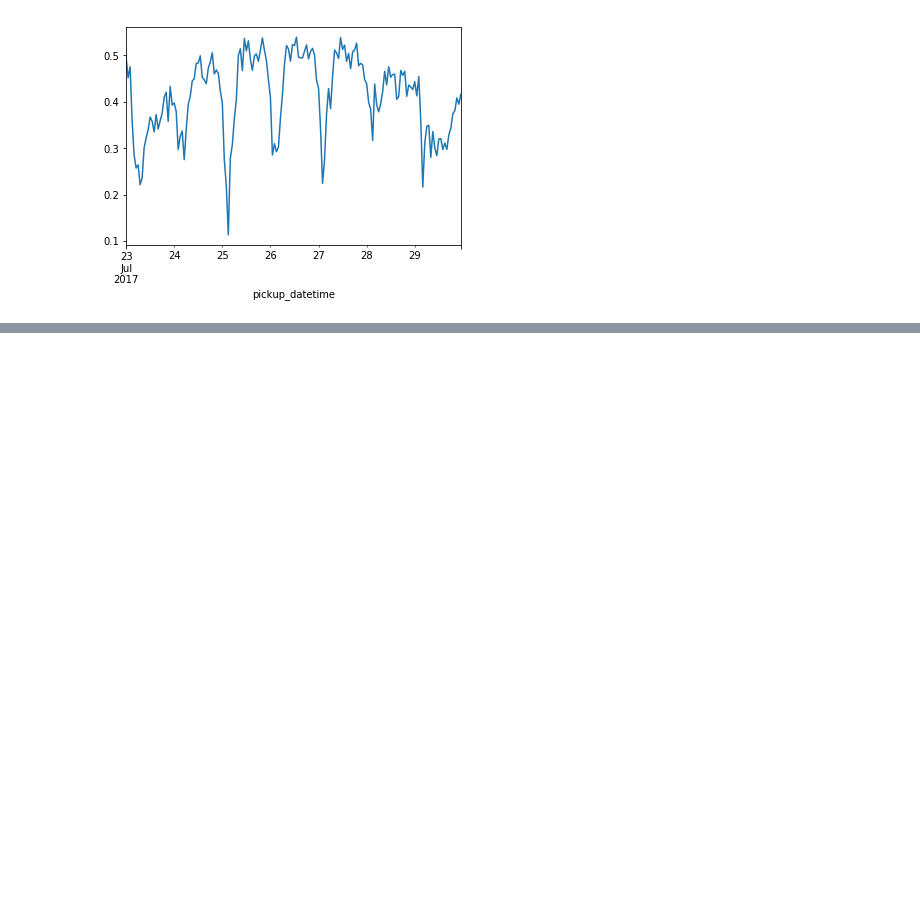
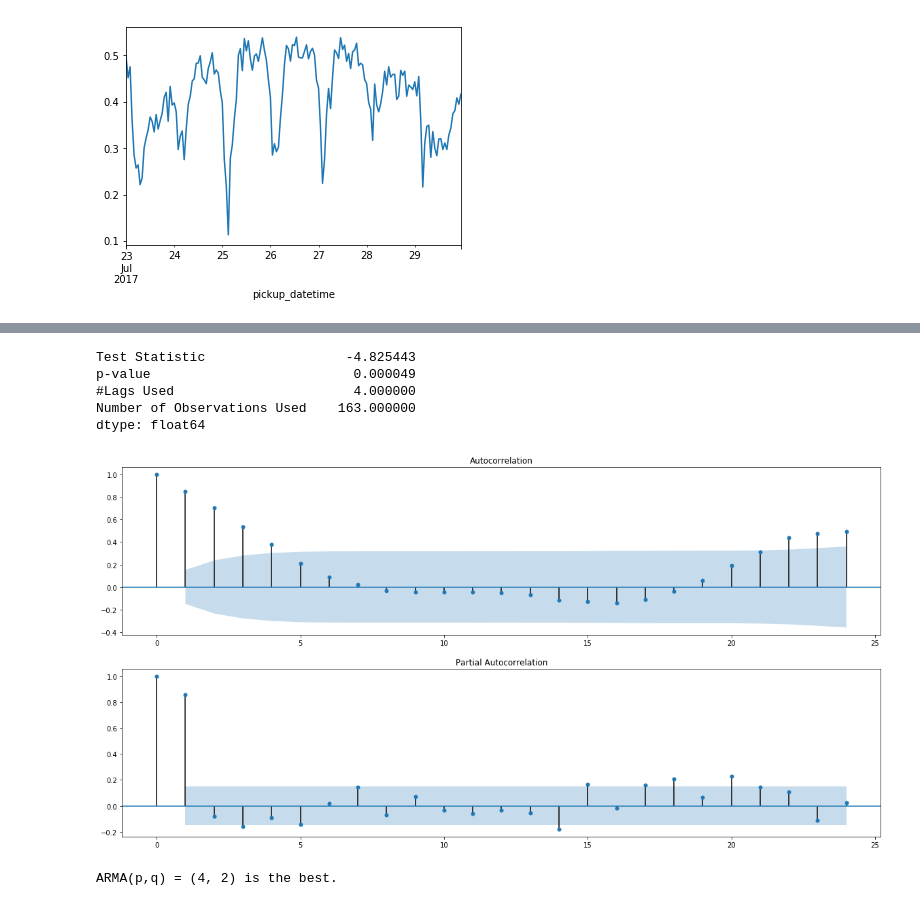
Before and after one commit to keita-dc/FlatironProject4, a Jupyter notebook: DC_Taxi_Keita.ipynb, the cells around one changed output, grey strips where cells are left out. Saved outputs shown, nothing was run; the diff lists cells and outputs as text; code cells hidden in the pictures; blank space fills up the shorter version.

```diff
--- a/DC_Taxi_Keita.ipynb
+++ b/DC_Taxi_Keita.ipynb
@@ -315,0 +364,25 @@ df.groupby("pickup_datetime").tipping.mean().plot()
+# %%
+from statsmodels.tsa.stattools import adfuller
+pd.Series(adfuller(ts_tipping, autolag='AIC')[0:4],
+          index=['Test Statistic',
+                 'p-value',
+                 '#Lags Used',
+                 'Number of Observations Used'])
+# %% [output]
+Test Statistic                  -4.825443
+p-value                          0.000049
+#Lags Used                       4.000000
+Number of Observations Used    163.000000
+dtype: float64
+# %%
+fig,ax = plt.subplots(2,1,figsize=(20,10))
+fig = sm.graphics.tsa.plot_acf(ts_tipping, lags=24, ax=ax[0])
+fig = sm.graphics.tsa.plot_pacf(ts_tipping, lags=24, ax=ax[1])
+plt.show()
+# %% [output]
+[figure, added]
+# %%
+resDiff = sm.tsa.arma_order_select_ic(ts_tipping, max_ar=6, max_ma=3, ic='aic', trend='c')
+print('ARMA(p,q) =',resDiff['aic_min_order'],'is the best.')
+# %% [output]
+ARMA(p,q) = (4, 2) is the best.
```
Also changed, not shown: parts of 12 cells of this notebook.
